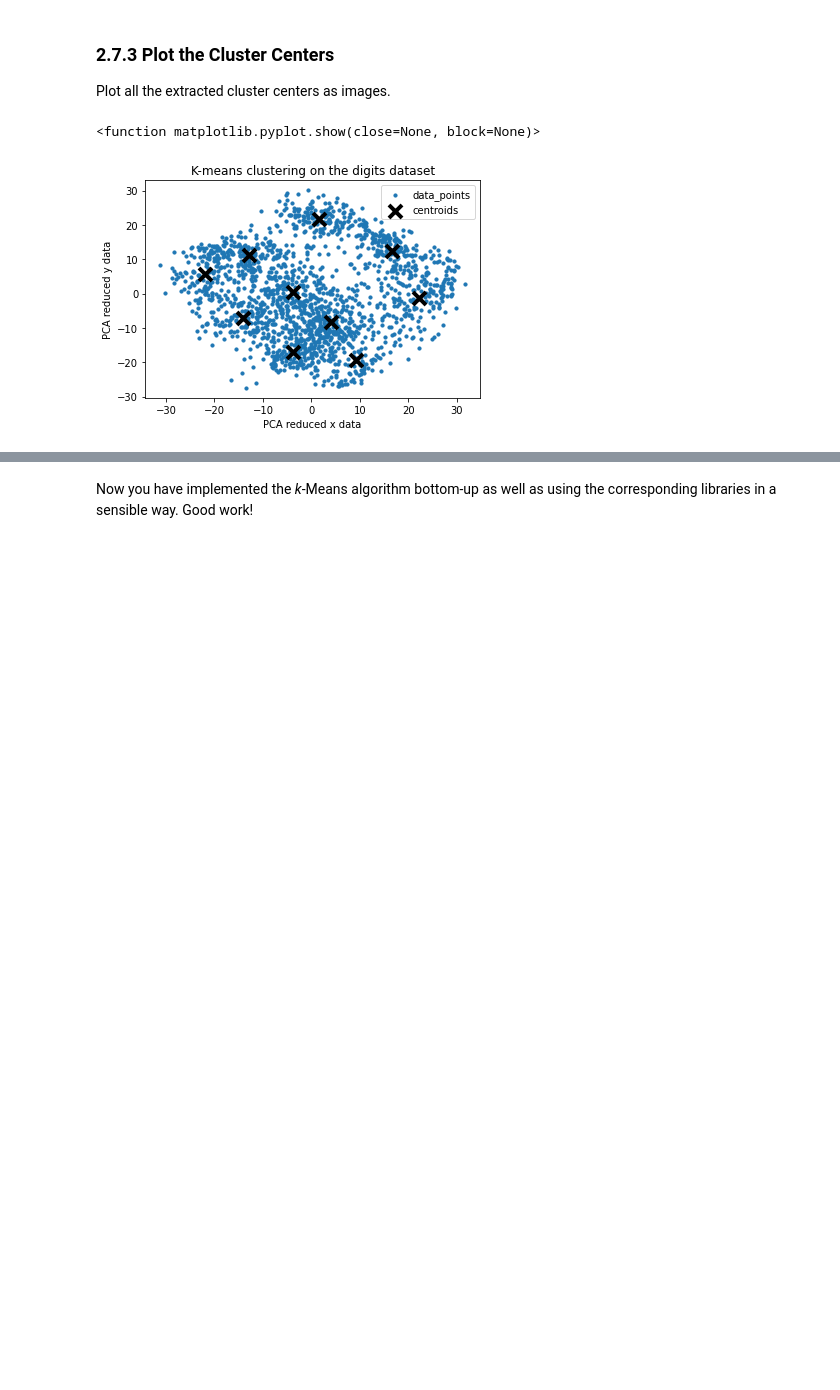
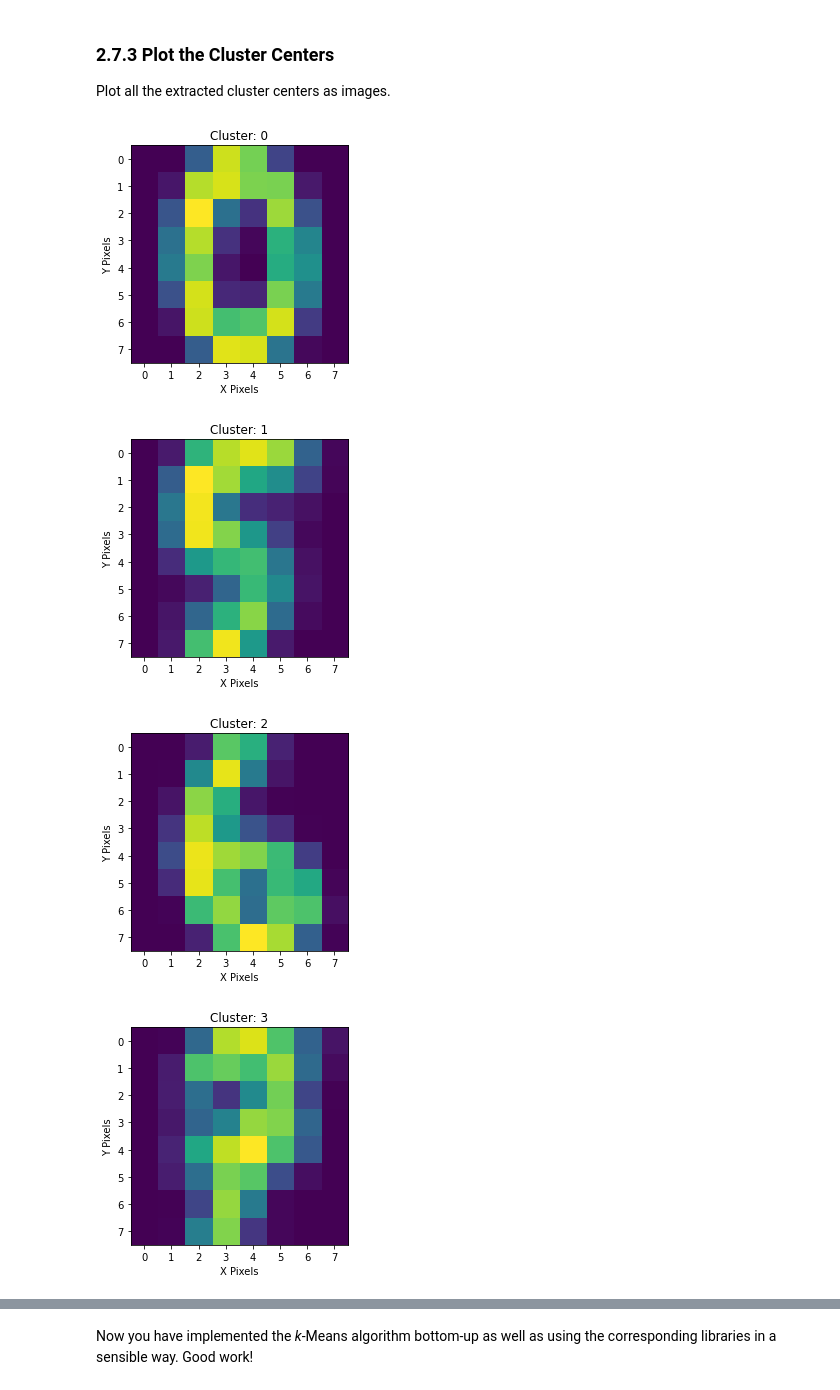
Before and after one commit to dasmerlon/DAIS, a Jupyter notebook: assignment06/kmeans.ipynb, the cells around one changed output, grey strips where cells are left out. Saved outputs shown, nothing was run; the diff lists cells and outputs as text; code cells hidden in the pictures; blank space fills up the shorter version.

```diff
--- a/assignment06/kmeans.ipynb
+++ b/assignment06/kmeans.ipynb
@@ -420,32 +300,25 @@ k = 10
 ### Task 2.7.2 Run the _k_-Means Algorithm
 Use the provided _k_-Means object on the digits data and extract the cluster centers.
 # %%
-# Reduce dimensionality of data
-reduced_data = PCA(n_components=2).fit_transform(digits.data)
-
-k_means =  KMeans(init="k-means++", n_clusters=k)
-k_means.fit(reduced_data)
-centroids = k_means.cluster_centers_
+kmeans = KMeans(k)
+digit_data = kmeans.fit_transform(digits.data)
+cluster_centers = kmeans.cluster_centers_
 # %% [markdown]
 ### 2.7.3 Plot the Cluster Centers
 Plot all the extracted cluster centers as images.
 # %%
-plt.scatter(reduced_data[:, 0], reduced_data[:, 1], s=10, label="data_points")
+for index in range(len(cluster_centers)):
+    im = cluster_centers[index].reshape(8, 8)
 
-plt.scatter(
-    centroids[:, 0],
-    centroids[:, 1],
-    marker="x",
-    s=169,
-    linewidths=4,
-    color="black",
-    label="centroids"
-)
-plt.title("K-means clustering on the digits dataset")
-plt.legend()
-plt.ylabel("PCA reduced y data")
-plt.xlabel("PCA reduced x data")
-plt.show
+    plt.imshow(im, aspect='equal')
+
+    plt.xticks(np.arange(len(im)))
+    plt.title("Cluster: " + str(index))
+    plt.ylabel("Y Pixels")
+    plt.xlabel("X Pixels")
+    plt.show()
 # %% [output]
-<function matplotlib.pyplot.show(close=None, block=None)>
-[figure, old version]
+[figure, new version]
+[figure, added]
+[figure, added]
+[figure, added]
```
Also changed, not shown: parts of 19 cells of this notebook.
